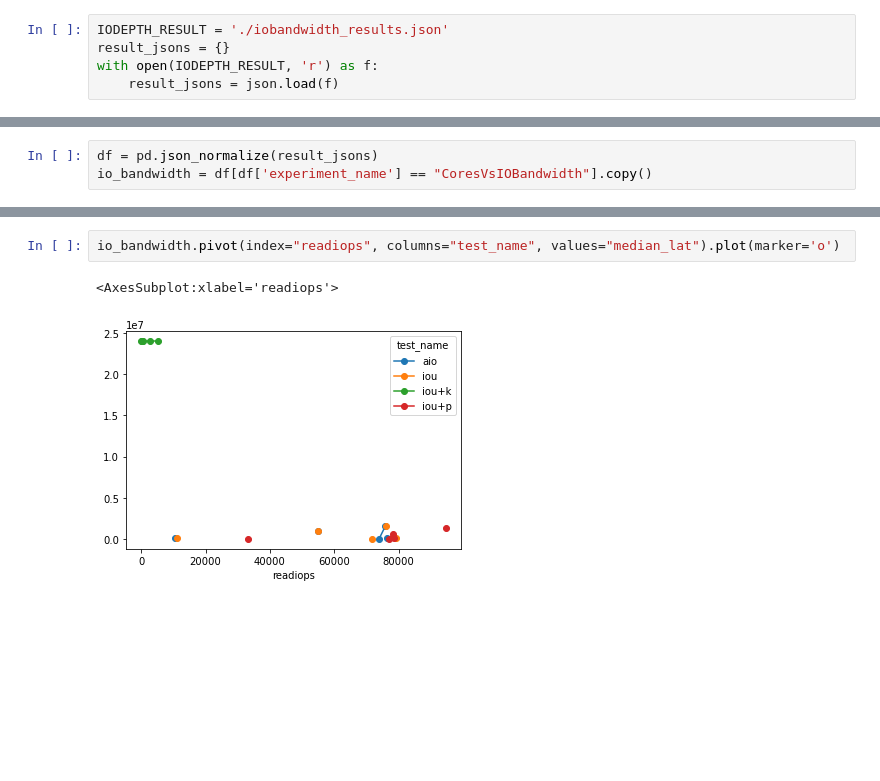
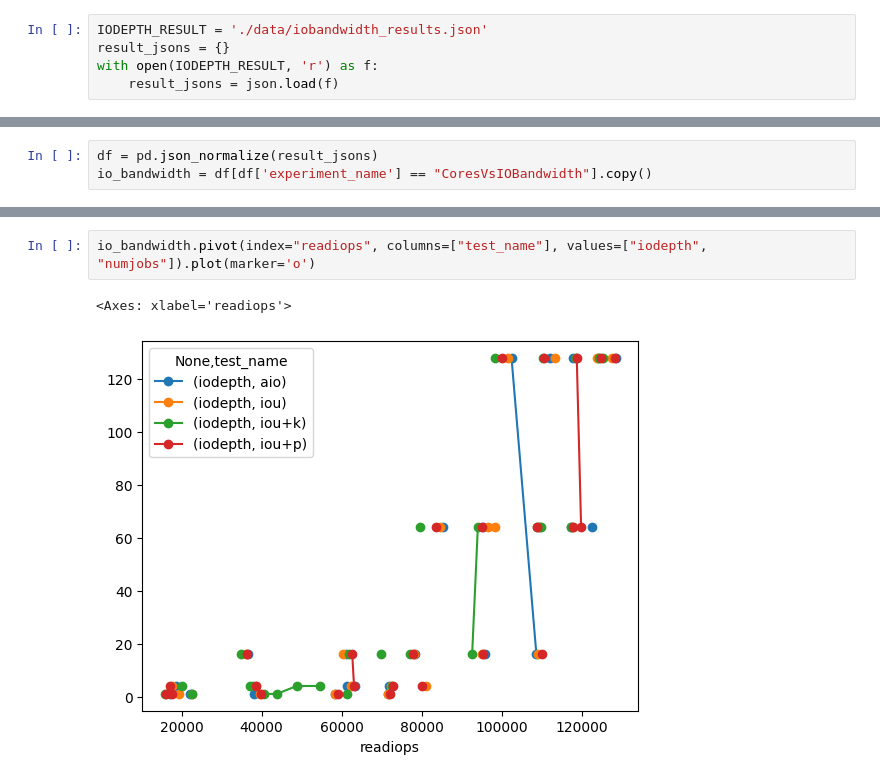
Before and after one commit to muteebakram/io_benchmark, a Jupyter notebook: iobandwidth/iobandwidth.ipynb, the cells around one changed output, grey strips where cells are left out. Saved outputs shown, nothing was run; the diff lists cells and outputs as text; blank space fills up the shorter version.

Commit message:
Cores vs IO Bandwidth - Added notebook with somewhat graphs

```diff
--- a/iobandwidth/iobandwidth.ipynb
+++ b/iobandwidth/iobandwidth.ipynb
@@ -3,7 +3,7 @@ import json
 import pandas as pd
 import matplotlib.pyplot as plt
 # %%
-IODEPTH_RESULT = './iobandwidth_results.json'
+IODEPTH_RESULT = './data/iobandwidth_results.json'
 result_jsons = {}
 with open(IODEPTH_RESULT, 'r') as f:
     result_jsons = json.load(f)
@@ -69,5 +53,5 @@ plt.show()
 # %%
-io_bandwidth.pivot(index="readiops", columns="test_name", values="median_lat").plot(marker='o')
+io_bandwidth.pivot(index="readiops", columns=["test_name"], values=["iodepth", "numjobs"]).plot(marker='o')
 # %% [output]
-<AxesSubplot:xlabel='readiops'>
+<Axes: xlabel='readiops'>
-[figure, old version]
+[figure, new version]
```
Also changed, not shown: parts of 7 cells of this notebook, 2 other files.
